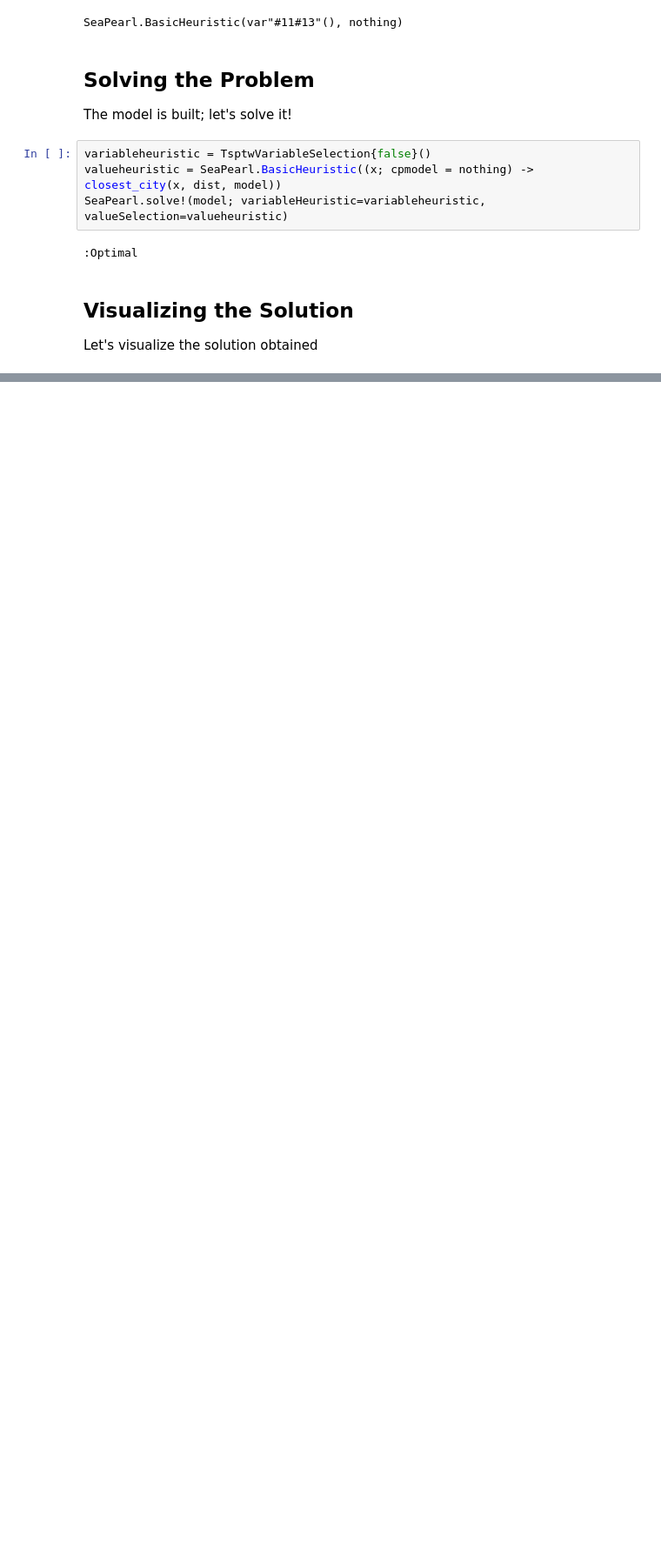
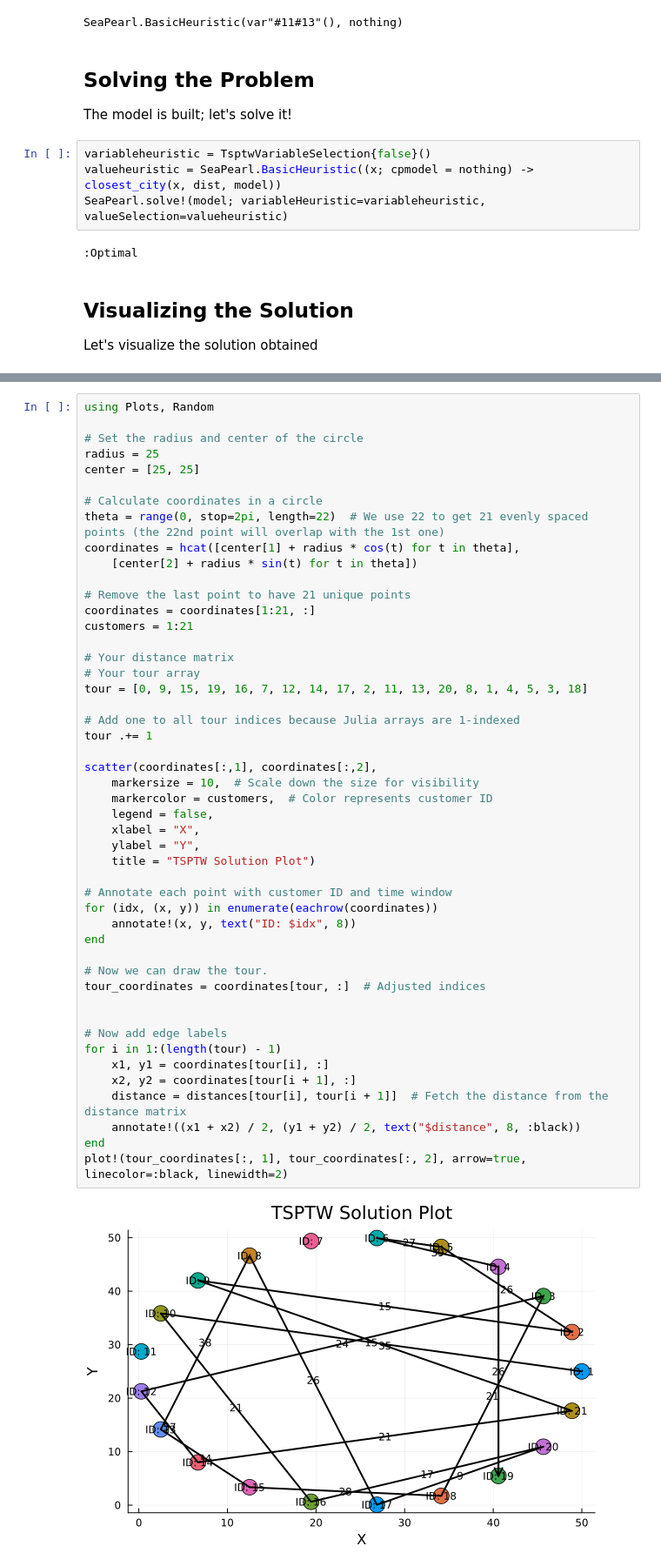
Before and after one commit to corail-research/SeaPearlZoo.jl, a Jupyter notebook: src/classic_cp/tsptw/tsptw.ipynb, the cells around one changed output, grey strips where cells are left out. Shown at 87% size. Cells and saved outputs as stored; diff of their text form; blank space fills up the shorter version.

Commit message:
Add tsptw visualization

```diff
--- a/src/classic_cp/tsptw/tsptw.ipynb
+++ b/src/classic_cp/tsptw/tsptw.ipynb
@@ -193,0 +228,50 @@ Dict{String, Union{Bool, Int64, Set{Int64}}} with 1111 entries:
+# %%
+using Plots, Random
+
+# Set the radius and center of the circle
+radius = 25
+center = [25, 25]
+
+# Calculate coordinates in a circle
+theta = range(0, stop=2pi, length=22)  # We use 22 to get 21 evenly spaced points (the 22nd point will overlap with the 1st one)
+coordinates = hcat([center[1] + radius * cos(t) for t in theta],
+    [center[2] + radius * sin(t) for t in theta])
+
+# Remove the last point to have 21 unique points
+coordinates = coordinates[1:21, :]
+customers = 1:21
+
+# Your distance matrix
+# Your tour array
+tour = [0, 9, 15, 19, 16, 7, 12, 14, 17, 2, 11, 13, 20, 8, 1, 4, 5, 3, 18]
+
+# Add one to all tour indices because Julia arrays are 1-indexed
+tour .+= 1
+
+scatter(coordinates[:,1], coordinates[:,2],
+    markersize = 10,  # Scale down the size for visibility
+    markercolor = customers,  # Color represents customer ID
+    legend = false,
+    xlabel = "X",
+    ylabel = "Y",
+    title = "TSPTW Solution Plot")
+
+# Annotate each point with customer ID and time window
+for (idx, (x, y)) in enumerate(eachrow(coordinates))
+    annotate!(x, y, text("ID: $idx", 8))
+end
+
+# Now we can draw the tour.
+tour_coordinates = coordinates[tour, :]  # Adjusted indices
+
+
+# Now add edge labels
+for i in 1:(length(tour) - 1)
+    x1, y1 = coordinates[tour[i], :]
+    x2, y2 = coordinates[tour[i + 1], :]
+    distance = distances[tour[i], tour[i + 1]]  # Fetch the distance from the distance matrix
+    annotate!((x1 + x2) / 2, (y1 + y2) / 2, text("$distance", 8, :black))
+end
+plot!(tour_coordinates[:, 1], tour_coordinates[:, 2], arrow=true, linecolor=:black, linewidth=2)
+# %% [output]
+[figure, added]
```
Also changed, not shown: parts of 2 cells of this notebook.
